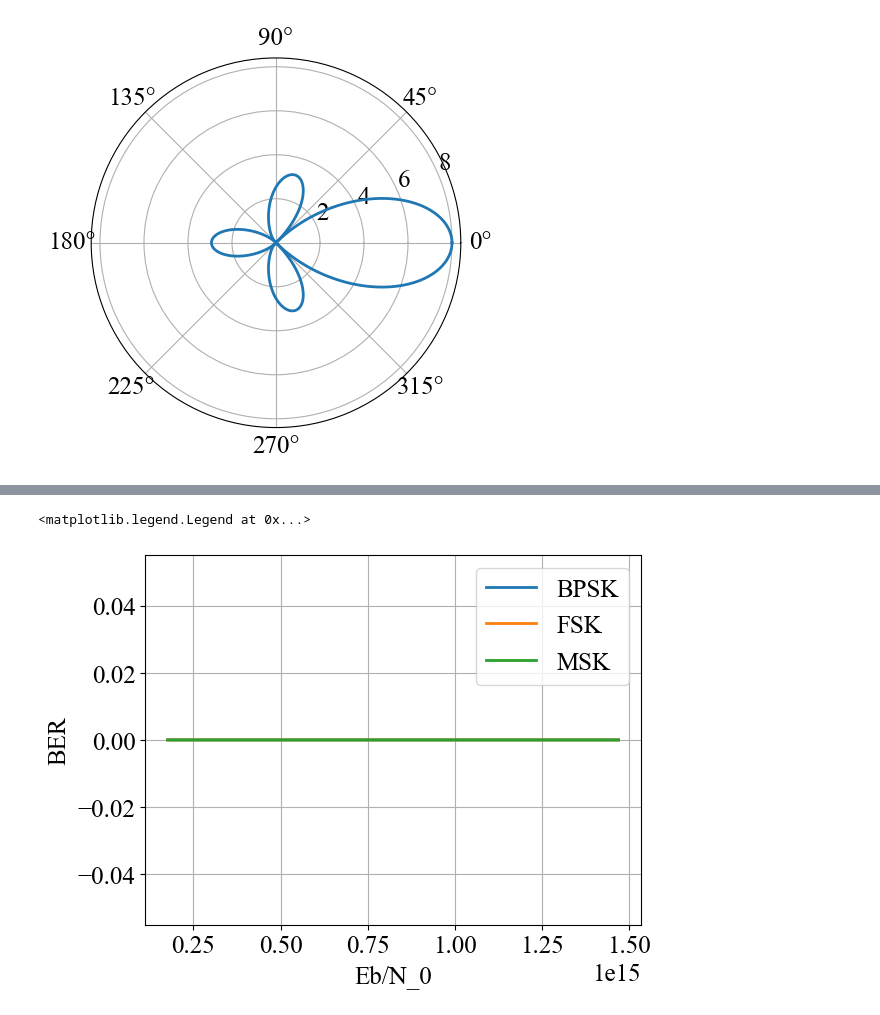
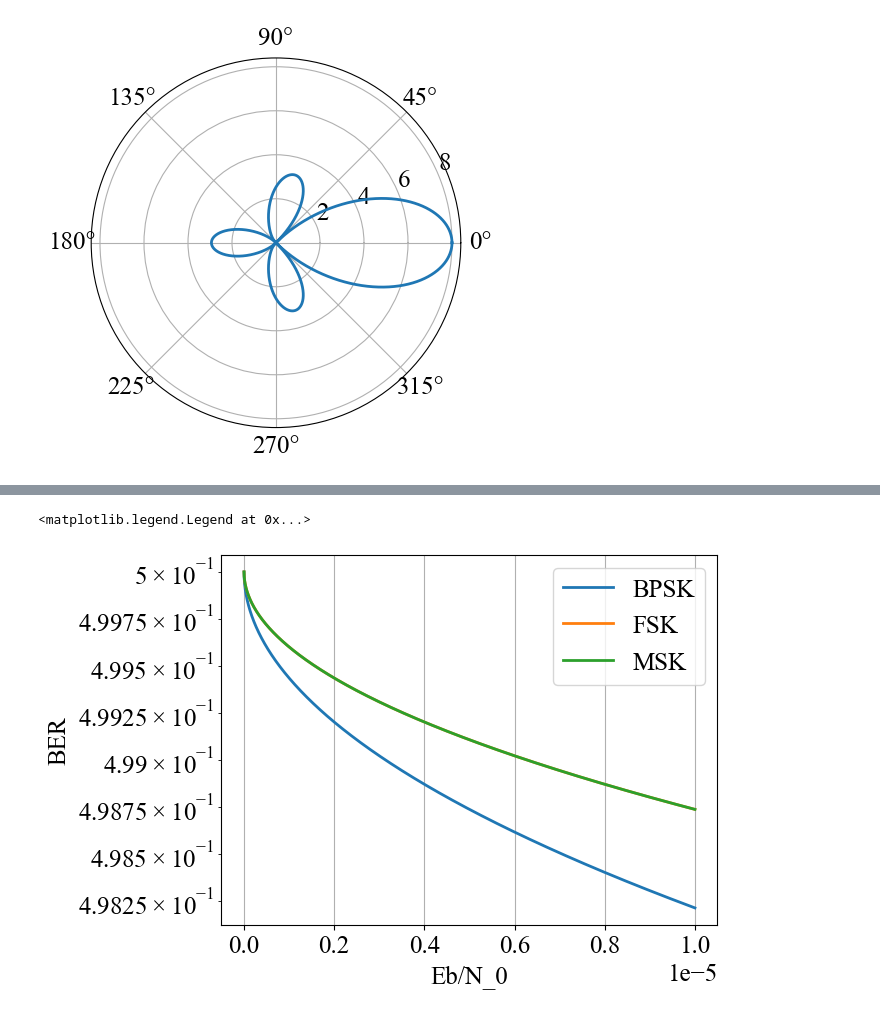
Before and after one commit to liveinscarlet/Study, a Jupyter notebook: Шапошникова/Propogation_losses/Propogation losses.ipynb, the cells around one changed output, grey strips where cells are left out. Drawn from its saved outputs; the diff is of its cells as text; code cells hidden in the pictures.

```diff
--- a/Шапошникова/Propogation_losses/Propogation losses.ipynb
+++ b/Шапошникова/Propogation_losses/Propogation losses.ipynb
@@ -169,34 +193,34 @@ def Q(x):
 
 # Принимаемая мощность
 G_t = G_r = 4                                   # Усиление приемной и передающей антенн
 G_t_dB = G_r_dB = 10 * np.log10(G_r)            # Усиление приемное и передающей антенн в дБ
 P1 = 100                                        # Исходная мощность сигнала, Вт
 G_dip = 3/2                                     # Усиление единичного диполя
 G_dip_dB = 10 * np.log10(G_dip)                 # Усиление единичного диполя, дБ
 
 R_b = 2 * 10 ** 6         # Требуемая скорость передачи, бит/с
 M = 4                     # Позиционность модуляции
 W = R_b / np.log2(M)      # Полоса сигнала
 W /= 10 ** 6              # Полоса в МГц
 L = L_big
 T = 290                  # Температура антенны, К
-Eb_N0 = P1 * G_t * G_r / (L * scp.k * T * W * N * R_b)
+# Eb_N0 = P1 * G_t * G_r / (L * scp.k * T * W * N * R_b)
 
 m = 0.5                   # Индекс модуляции
 SNR = np.linspace(0, 20, 10000)
-# Eb_N0 = W * SNR / R_b
+Eb_N0 = W * SNR / R_b
 BER_BPSK = Q(np.sqrt(2 * Eb_N0))
 BER_FSK = Q(np.sqrt(Eb_N0 * (1 - np.sin(2 * np.pi * m)/2 * np.pi * m)))
 BER_MSK = Q(np.sqrt(Eb_N0))
 
 plt.plot(Eb_N0, BER_BPSK, label='BPSK')
 plt.plot(Eb_N0, BER_FSK, label='FSK')
 plt.plot(Eb_N0, BER_MSK, label='MSK')
 plt.xlabel('Eb/N_0')
 plt.ylabel('BER')
-# plt.semilogy()
+plt.semilogy()
 plt.grid(True)
 plt.legend()
 # %% [output]
 <matplotlib.legend.Legend at 0x...>
-[figure, old version]
+[figure, new version]
```
Also changed, not shown: parts of 1 cell of this notebook, 5 other files.
